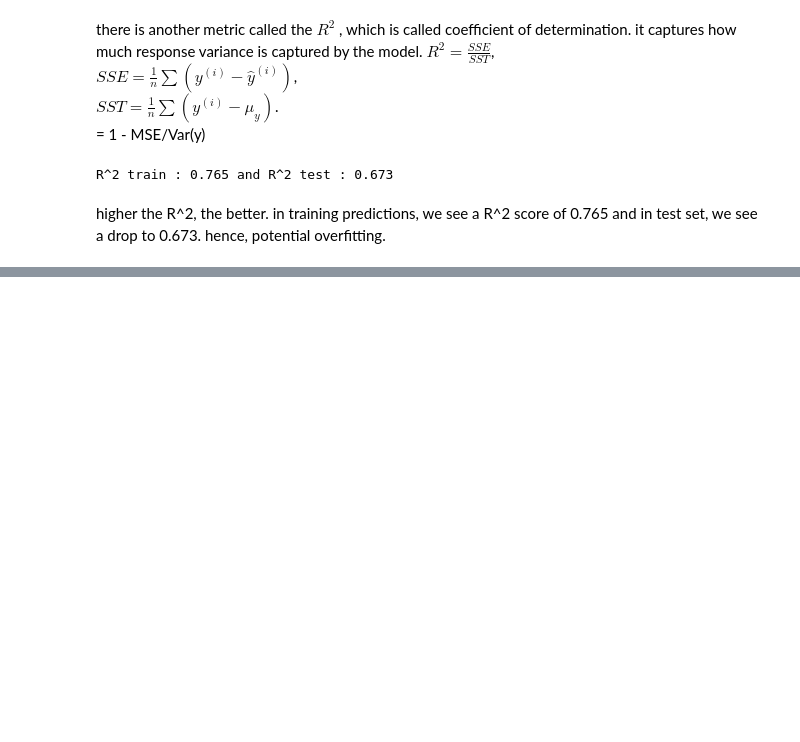
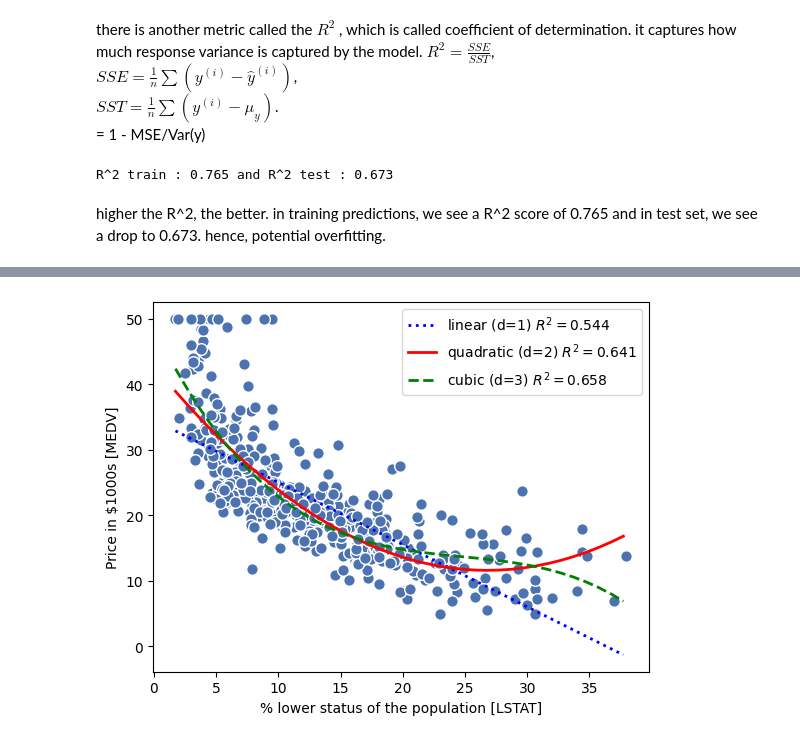
Before and after one commit to Divyesh-Kanagavel/HandsOnML-AI, a Jupyter notebook: Regression_analysis.ipynb, the cells around one changed output, grey strips where cells are left out. Drawn from its saved outputs; the diff is of its cells as text; code cells hidden in the pictures; blank space fills up the shorter version.

```diff
--- a/Regression_analysis.ipynb
+++ b/Regression_analysis.ipynb
@@ -254,0 +375,24 @@ higher the R^2, the better. in training predictions, we see a R^2 score of 0.765
+# %%
+regr = regr.fit(X,y)
+y_lin_fit = regr.predict(X_fit)
+lin_r2_score = r2_score(y,regr.predict(X))
+# %%
+regr = regr.fit(X_quad,y)
+y_quad_fit = regr.predict(quad.fit_transform(X_fit))
+quad_r2_score = r2_score(y,regr.predict(X_quad))
+# %%
+regr = regr.fit(X_cubic,y)
+y_cubic_fit = regr.predict(cubic.fit_transform(X_fit))
+cubic_r2_score = r2_score(y,regr.predict(X_cubic))
+# %%
+#plot results
+plt.scatter(X,y,c='b',edgecolor='white',s=70)
+plt.plot(X_fit,y_lin_fit,color='blue',label='linear (d=1) $R^2 = %.3f$' % (lin_r2_score),lw=2,linestyle=':')
+plt.plot(X_fit,y_quad_fit, color='red', label='quadratic (d=2) $R^2 = %.3f$' % (quad_r2_score),lw=2,linestyle='-')
+plt.plot(X_fit, y_cubic_fit, color='green', label='cubic (d=3) $R^2 = %.3f$' % (cubic_r2_score),  lw=2,linestyle='--')
+plt.xlabel('% lower status of the population [LSTAT]')
+plt.ylabel('Price in $1000s [MEDV]')
+plt.legend(loc='upper right')
+plt.show()
+# %% [output]
+[figure, added]
```
Also changed, not shown: parts of 35 cells of this notebook.
